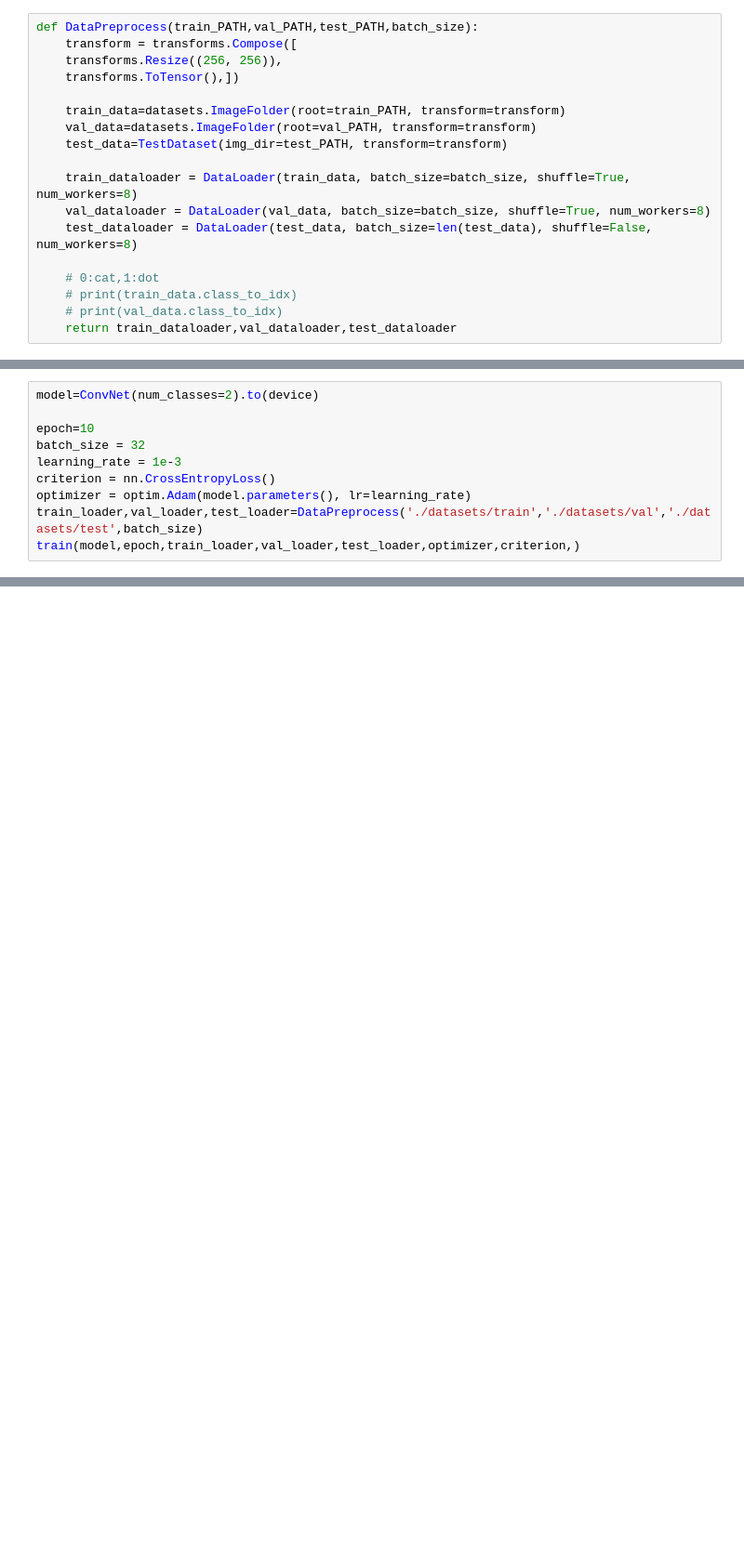
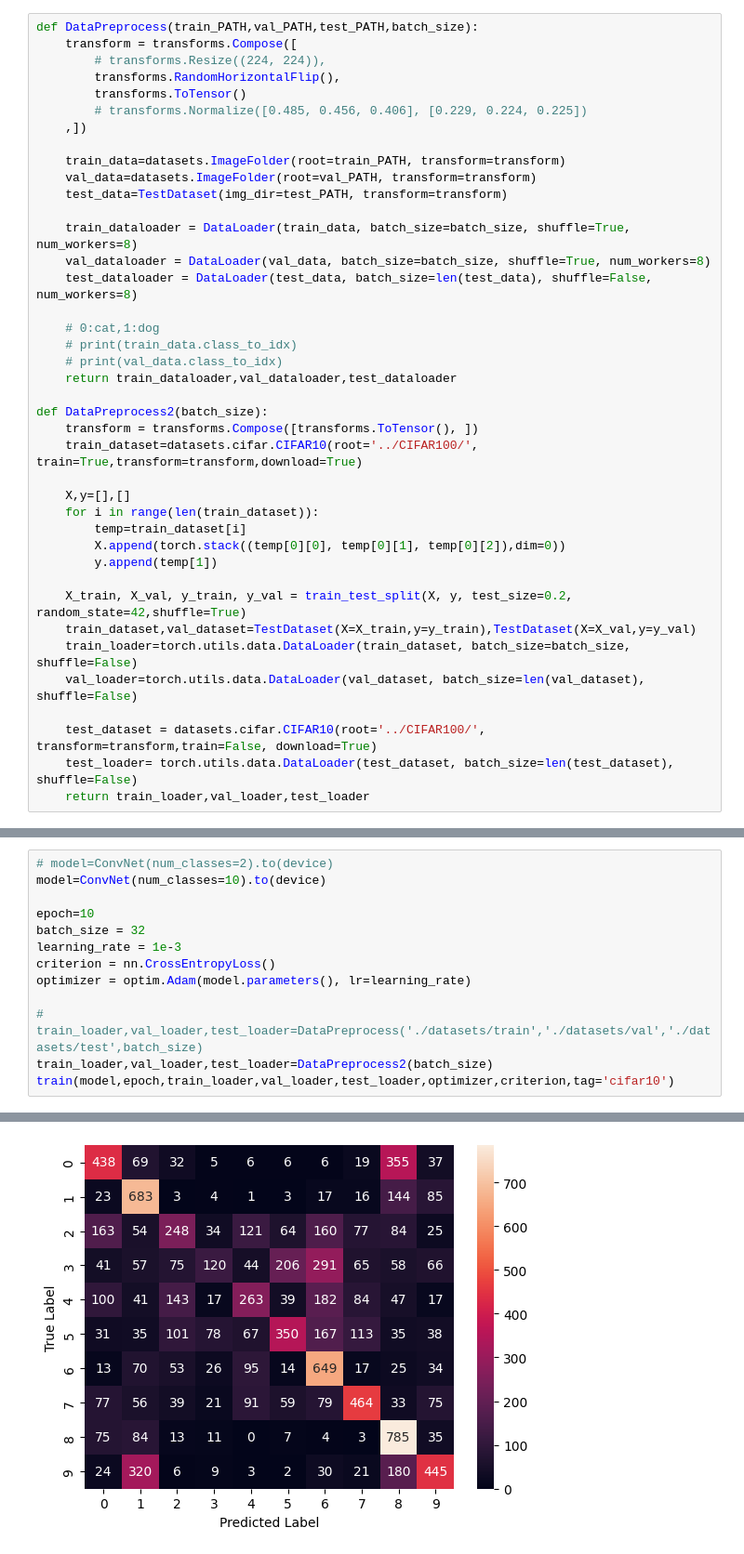
Before and after one commit to EuropeanGovernor/EE6483, a Jupyter notebook: 6483.ipynb, the cells around one changed output, grey strips where cells are left out. Shown at 93% size. Drawn from its saved outputs; the diff is of its cells as text; blank space fills up the shorter version.

```diff
--- a/6483.ipynb
+++ b/6483.ipynb
@@ -32,8 +44,11 @@ class TestDataset(Dataset):
 # %%
 def DataPreprocess(train_PATH,val_PATH,test_PATH,batch_size):
     transform = transforms.Compose([
-    transforms.Resize((256, 256)),
-    transforms.ToTensor(),])
+        # transforms.Resize((224, 224)),
+        transforms.RandomHorizontalFlip(),
+        transforms.ToTensor()
+        # transforms.Normalize([0.485, 0.456, 0.406], [0.229, 0.224, 0.225])
+    ,])
 
     train_data=datasets.ImageFolder(root=train_PATH, transform=transform)
     val_data=datasets.ImageFolder(root=val_PATH, transform=transform)
@@ -43,10 +58,29 @@ def DataPreprocess(train_PATH,val_PATH,test_PATH,batch_size):
     val_dataloader = DataLoader(val_data, batch_size=batch_size, shuffle=True, num_workers=8)
     test_dataloader = DataLoader(test_data, batch_size=len(test_data), shuffle=False, num_workers=8)
 
-    # 0:cat,1:dot
+    # 0:cat,1:dog
     # print(train_data.class_to_idx)
     # print(val_data.class_to_idx)
     return train_dataloader,val_dataloader,test_dataloader
+
+def DataPreprocess2(batch_size):
+    transform = transforms.Compose([transforms.ToTensor(), ])
+    train_dataset=datasets.cifar.CIFAR10(root='../CIFAR100/', train=True,transform=transform,download=True)
+
+    X,y=[],[]
+    for i in range(len(train_dataset)):
+        temp=train_dataset[i]
+        X.append(torch.stack((temp[0][0], temp[0][1], temp[0][2]),dim=0))
+        y.append(temp[1])
+
+    X_train, X_val, y_train, y_val = train_test_split(X, y, test_size=0.2, random_state=42,shuffle=True)
+    train_dataset,val_dataset=TestDataset(X=X_train,y=y_train),TestDataset(X=X_val,y=y_val)
+    train_loader=torch.utils.data.DataLoader(train_dataset, batch_size=batch_size, shuffle=False)
+    val_loader=torch.utils.data.DataLoader(val_dataset, batch_size=len(val_dataset), shuffle=False)
+
+    test_dataset = datasets.cifar.CIFAR10(root='../CIFAR100/', transform=transform,train=False, download=True)
+    test_loader= torch.utils.data.DataLoader(test_dataset, batch_size=len(test_dataset), shuffle=False)
+    return train_loader,val_loader,test_loader
 # %%
 class ConvNet(nn.Module):
     def __init__(self,num_classes):
@@ -122,11 +191,14 @@ def train(model,epochs,train_loader,val_loader,test_loader,optimizer,criterion,)
 # %%
-model=ConvNet(num_classes=2).to(device)
+# model=ConvNet(num_classes=2).to(device)
+model=ConvNet(num_classes=10).to(device)
 
 epoch=10
 batch_size = 32
 learning_rate = 1e-3
 criterion = nn.CrossEntropyLoss()
 optimizer = optim.Adam(model.parameters(), lr=learning_rate)
-train_loader,val_loader,test_loader=DataPreprocess('./datasets/train','./datasets/val','./datasets/test',batch_size)
-train(model,epoch,train_loader,val_loader,test_loader,optimizer,criterion,)
+
+# train_loader,val_loader,test_loader=DataPreprocess('./datasets/train','./datasets/val','./datasets/test',batch_size)
+train_loader,val_loader,test_loader=DataPreprocess2(batch_size)
+train(model,epoch,train_loader,val_loader,test_loader,optimizer,criterion,tag='cifar10')
 # %% [output]
@@ -151,0 +209 @@ Epoch 10, Loss: 0.09539661161750555
+[figure, added]
```
Also changed, not shown: parts of 4 cells of this notebook.
